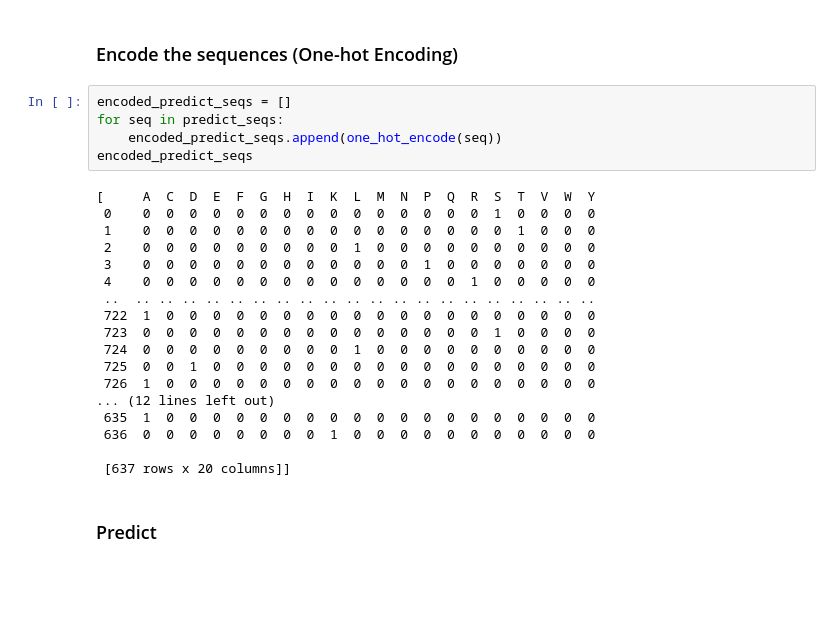
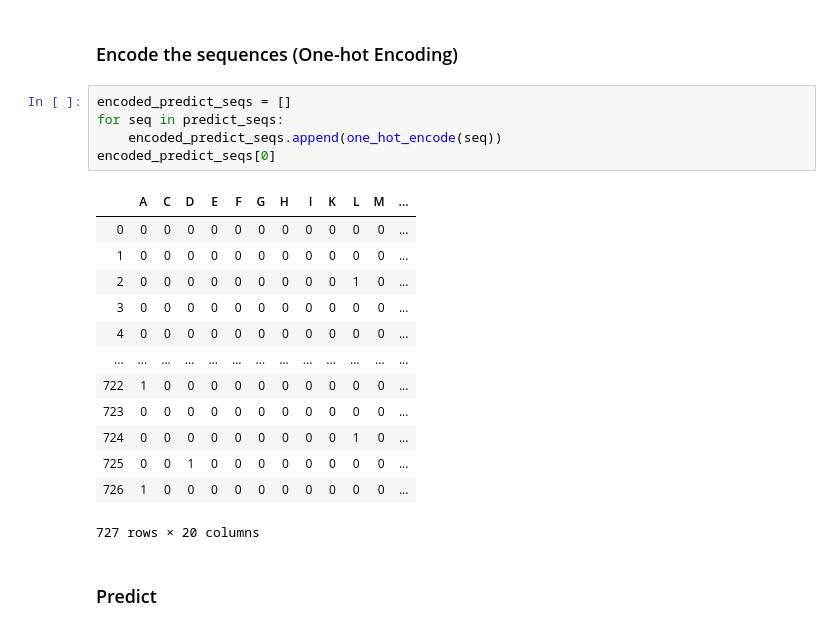
Before and after one commit to Lehcar/protein-secondary-structure-predictor, a Jupyter notebook: predictor.ipynb, the cells around one changed output. Cells and saved outputs as stored; diff of their text form; blank space fills up the shorter version.

```diff
--- a/predictor.ipynb
+++ b/predictor.ipynb
@@ -394,26 +438,22 @@ parse_aa_seqs(file_predict, predict_seqs)
 # %%
 encoded_predict_seqs = []
 for seq in predict_seqs:
     encoded_predict_seqs.append(one_hot_encode(seq))
-encoded_predict_seqs
+encoded_predict_seqs[0]
 # %% [output]
+|  | A | C | D | E | F | G | H | I | K | L | M | ... |
+| 0 | 0 | 0 | 0 | 0 | 0 | 0 | 0 | 0 | 0 | 0 | 0 | ... |
+| 1 | 0 | 0 | 0 | 0 | 0 | 0 | 0 | 0 | 0 | 0 | 0 | ... |
+| 2 | 0 | 0 | 0 | 0 | 0 | 0 | 0 | 0 | 0 | 1 | 0 | ... |
+| 3 | 0 | 0 | 0 | 0 | 0 | 0 | 0 | 0 | 0 | 0 | 0 | ... |
+| 4 | 0 | 0 | 0 | 0 | 0 | 0 | 0 | 0 | 0 | 0 | 0 | ... |
+| ... | ... | ... | ... | ... | ... | ... | ... | ... | ... | ... | ... | ... |
+| 722 | 1 | 0 | 0 | 0 | 0 | 0 | 0 | 0 | 0 | 0 | 0 | ... |
+| 723 | 0 | 0 | 0 | 0 | 0 | 0 | 0 | 0 | 0 | 0 | 0 | ... |
+| 724 | 0 | 0 | 0 | 0 | 0 | 0 | 0 | 0 | 0 | 1 | 0 | ... |
+| 725 | 0 | 0 | 1 | 0 | 0 | 0 | 0 | 0 | 0 | 0 | 0 | ... |
+| 726 | 1 | 0 | 0 | 0 | 0 | 0 | 0 | 0 | 0 | 0 | 0 | ... |
-[     A  C  D  E  F  G  H  I  K  L  M  N  P  Q  R  S  T  V  W  Y
- 0    0  0  0  0  0  0  0  0  0  0  0  0  0  0  0  1  0  0  0  0
- 1    0  0  0  0  0  0  0  0  0  0  0  0  0  0  0  0  1  0  0  0
- 2    0  0  0  0  0  0  0  0  0  1  0  0  0  0  0  0  0  0  0  0
- 3    0  0  0  0  0  0  0  0  0  0  0  0  1  0  0  0  0  0  0  0
- 4    0  0  0  0  0  0  0  0  0  0  0  0  0  0  1  0  0  0  0  0
- ..  .. .. .. .. .. .. .. .. .. .. .. .. .. .. .. .. .. .. .. ..
- 722  1  0  0  0  0  0  0  0  0  0  0  0  0  0  0  0  0  0  0  0
- 723  0  0  0  0  0  0  0  0  0  0  0  0  0  0  0  1  0  0  0  0
- 724  0  0  0  0  0  0  0  0  0  1  0  0  0  0  0  0  0  0  0  0
- 725  0  0  1  0  0  0  0  0  0  0  0  0  0  0  0  0  0  0  0  0
- 726  1  0  0  0  0  0  0  0  0  0  0  0  0  0  0  0  0  0  0  0
-... (12 lines left out)
- 635  1  0  0  0  0  0  0  0  0  0  0  0  0  0  0  0  0  0  0  0
- 636  0  0  0  0  0  0  0  0  1  0  0  0  0  0  0  0  0  0  0  0
-
- [637 rows x 20 columns]]
+727 rows × 20 columns
 # %% [markdown]
 ### Predict
 # %%
```
Also changed, not shown: parts of 21 cells of this notebook, 3 other files.
